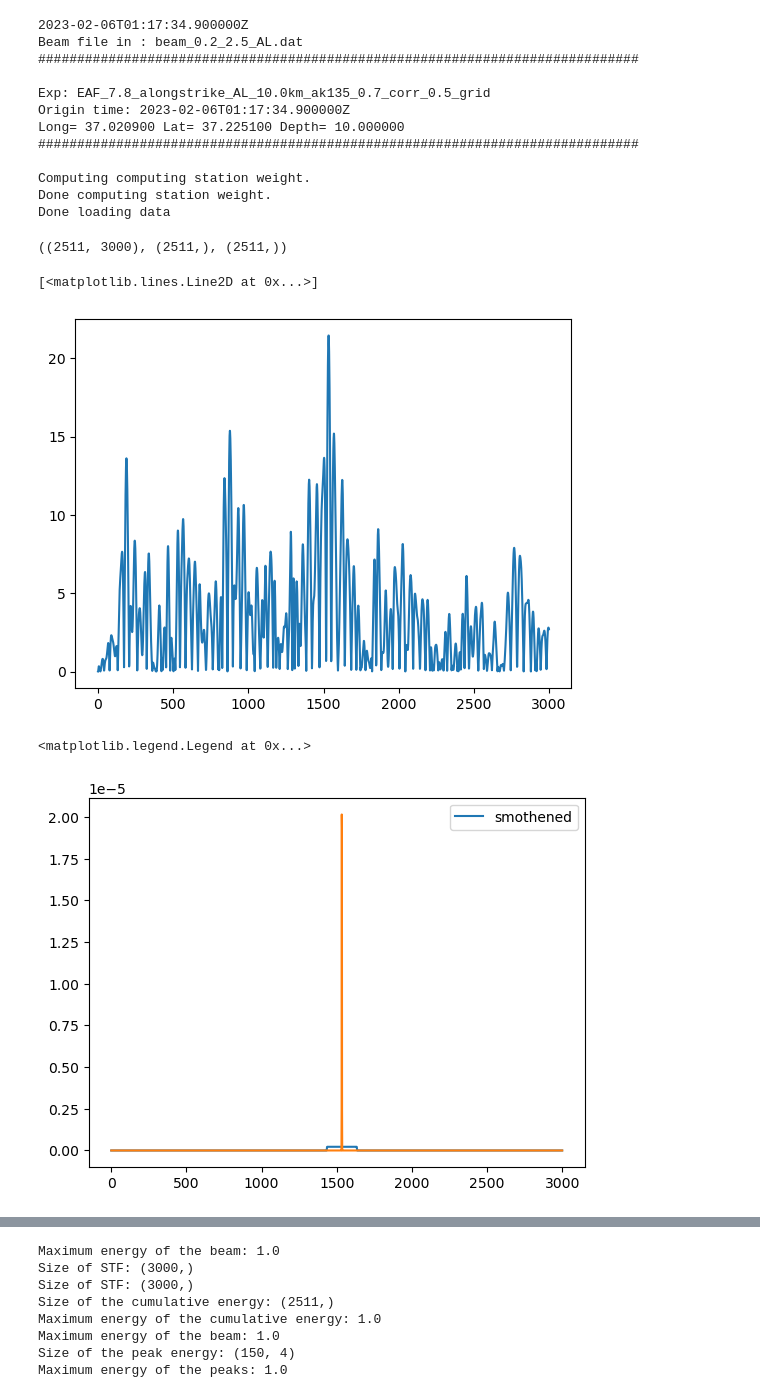
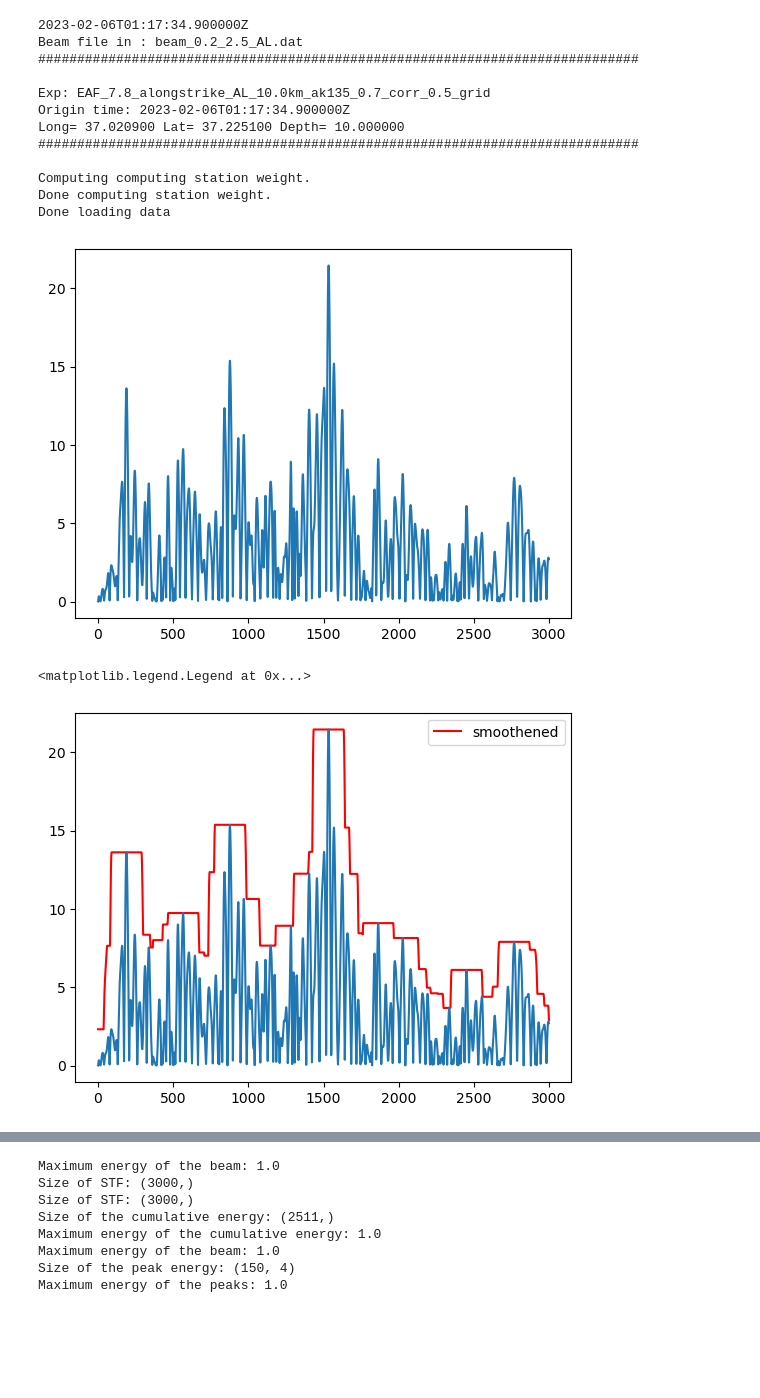
Before and after one commit to anewvauve/backprojection_anubhab, a Jupyter notebook: bp_post_process_pub_new_beamsq.ipynb, the cells around one changed output, grey strips where cells are left out. Saved outputs shown, nothing was run; the diff lists cells and outputs as text; code cells hidden in the pictures; blank space fills up the shorter version.

Commit message:
integrate envelope func

```diff
--- a/bp_post_process_pub_new_beamsq.ipynb
+++ b/bp_post_process_pub_new_beamsq.ipynb
@@ -136,12 +136,10 @@ Long= 37.020900 Lat= 37.225100 Depth= 10.000000
 Computing computing station weight.
 Done computing station weight.
 Done loading data
-# %%
-np.shape(beam),np.shape(slong),np.shape(slat)
-# %% [output]
-((2511, 3000), (2511,), (2511,))
 # %%
-plt.plot(np.abs(beam[10]))
+#plt.plot(np.abs(beam[10]))
+
+plt.plot(np.abs((beam[10])))
+plt.show()
 # %% [output]
-[<matplotlib.lines.Line2D at 0x...>]
 [figure]
@@ -150,19 +146,42 @@ smooth_beam=np.zeroes
 # %%
-#beam=np.square(beam)
-#beam_norm=beam/np.max(beam)
+#BEAM SMOOTHENING ENVOLOPES USING ROLLING MAXIMUM_FILTER1D
+
+beam=np.abs(beam)
+#beam=beam/np.max(beam) #normalization
 beam_smoothened_=np.zeros_like(beam)
 m,n=np.shape(beam_smoothened_)
+grid=10  #grid point index.
+
+#using rolling max envelope func
+from scipy.ndimage import maximum_filter1d
+size=200
+#rmax_envelope = maximum_filter1d(signal, size=20)
+
+#peak interpolation function
+from scipy.signal import find_peaks
+from scipy.interpolate import interp1d
+
+# Find peaks - this method is probably the best
+
+
+
+
 #space
 for i in range(m):
-    beam_smoothened_[:][i]=bp_lib.moving_average(beam[:][i],smooth_space_window)
-#time
+    #beam_smoothened_[:][i]=bp_lib.moving_average(beam[:][i],smooth_space_window)
+    beam_smoothened_[:][i]=maximum_filter1d(beam[:][i],size)
+
+
+#time   #THIS ESSENTIALLY DOES THE SAME AS THE ONE ABOVE, THIS NEEDS SOME ATTENTION.
 for i in range(m):
-    beam_smoothened_[i][:]=bp_lib.moving_average(beam[i][:],smooth_time_window*sps)
+    #beam_smoothened_[i][:]=bp_lib.moving_average(beam[i][:],smooth_time_window*sps)
+    beam_smoothened_[i][:]=maximum_filter1d(beam[i][:],size)
 
-#beam_smoothened=np.square(beam_smoothened_)/np.max(np.square(beam_smoothened_))
-plt.plot(beam_smoothened_[10],label='smothened')
-plt.plot(beam[10])
+
+beam_smoothened_normalized=np.square(beam_smoothened_)/np.max(np.square(beam_smoothened_))
+plt.plot(beam_smoothened_[grid],label='smoothened',color='r')
+plt.plot(beam[grid])
 plt.legend()
 # %% [output]
 <matplotlib.legend.Legend at 0x...>
-[figure, old version]
+[figure, new version]
```
Also changed, not shown: parts of 5 cells of this notebook.
